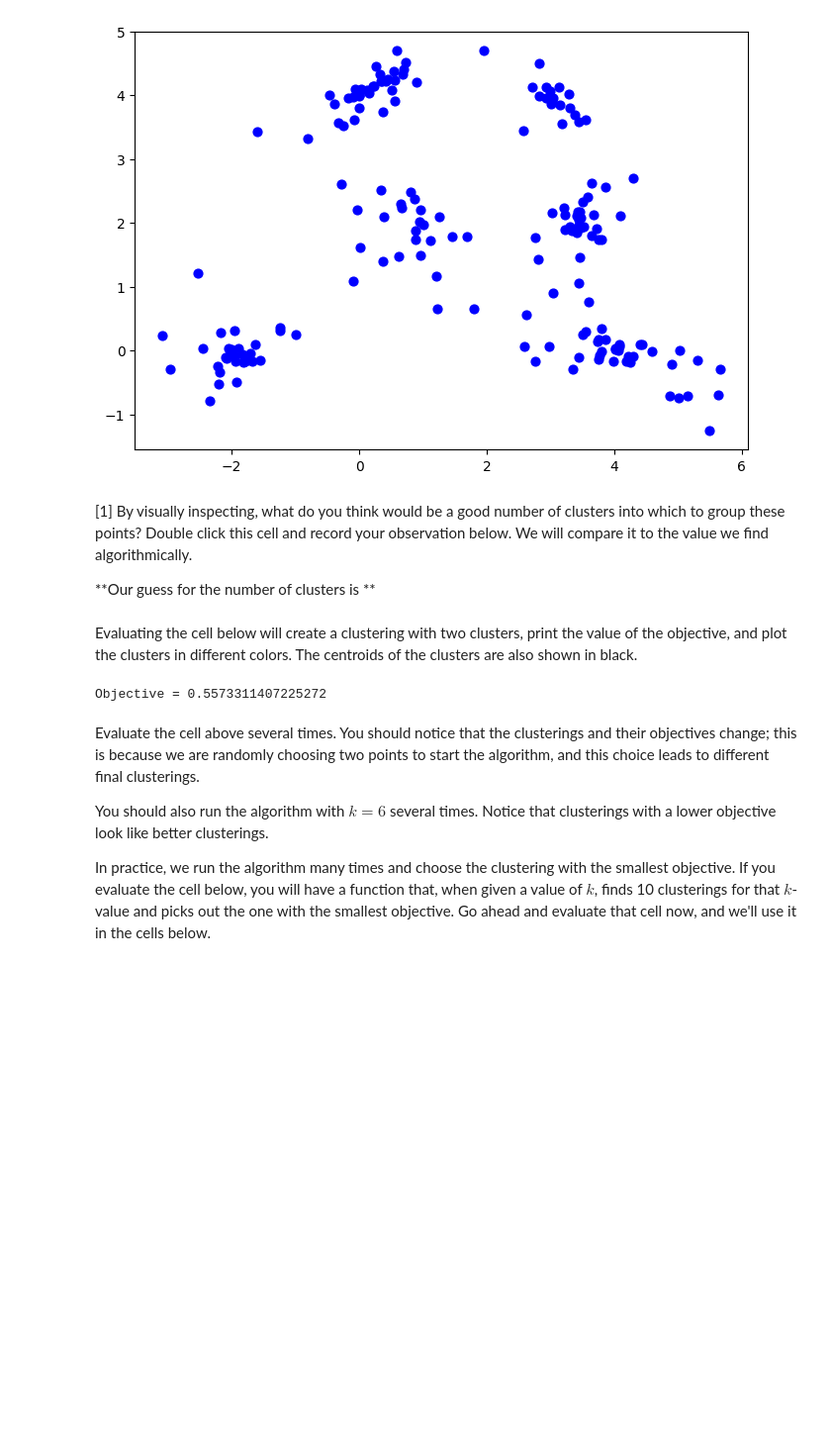
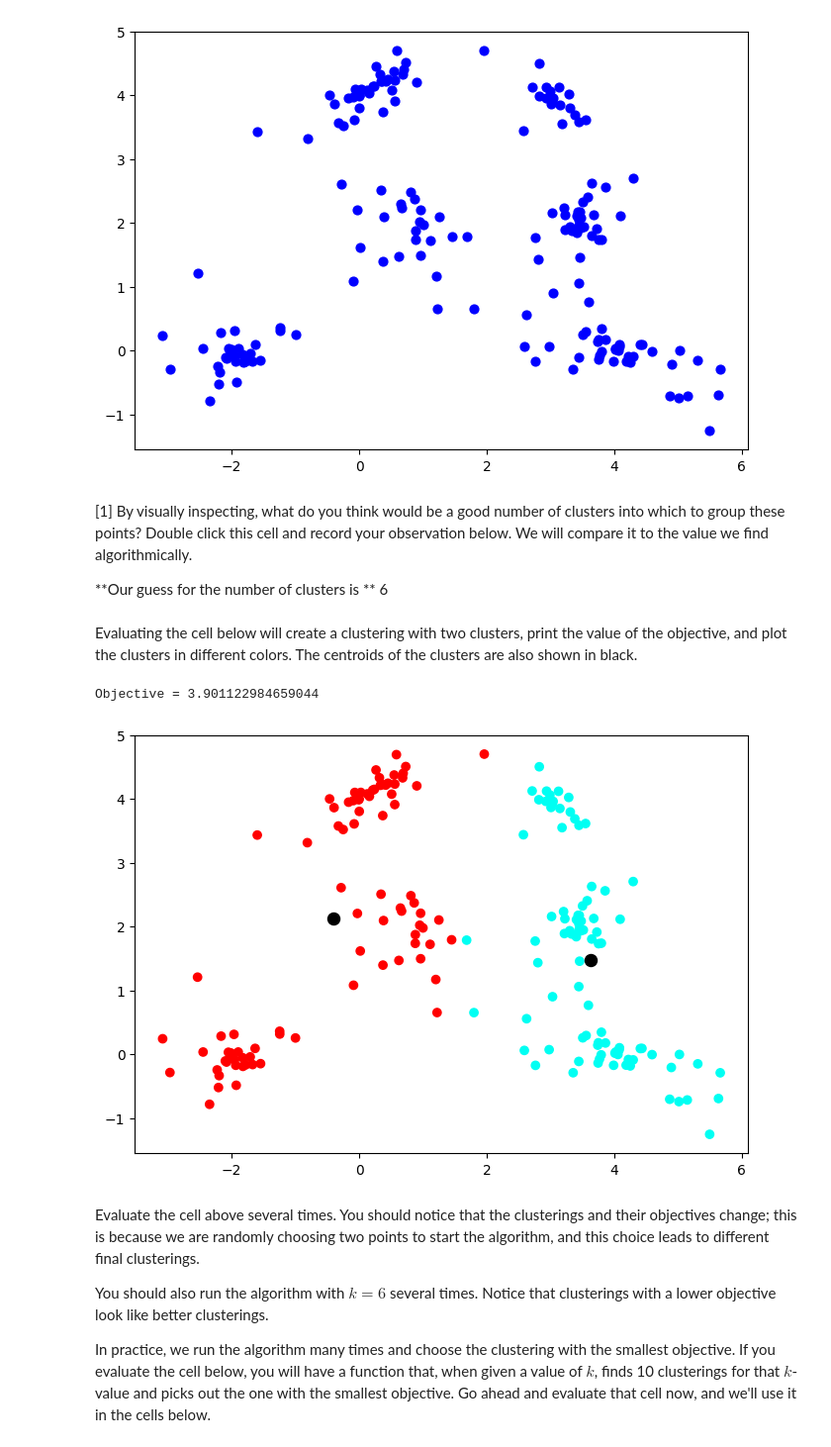
Before and after one commit to justinb4003/4003colab, a Jupyter notebook: Copy_of_205_Lab_1_k_means_(Cameron,_Justin_b,_ben_h).ipynb, the cells around one changed output. Shown at 99% size. Drawn from its saved outputs; the diff is of its cells as text; code cells hidden in the pictures; blank space fills up the shorter version.

```diff
--- a/Copy_of_205_Lab_1_k_means_(Cameron,_Justin_b,_ben_h).ipynb
+++ b/Copy_of_205_Lab_1_k_means_(Cameron,_Justin_b,_ben_h).ipynb
@@ -233,16 +248,17 @@ list_plot(data, size=40, aspect_ratio=1, dims=(8, 8))
 # %% [markdown]
 [1] By visually inspecting, what do you think would be a good number of clusters into which to group these points?  Double click this cell and record your observation below.  We will compare it to the value we find algorithmically.
 
-**Our guess for the number of clusters is **
+**Our guess for the number of clusters is ** 6
 # %% [markdown]
 Evaluating the cell below will create a clustering with two clusters, print the value of the objective, and plot the clusters in different colors.  The centroids of the clusters are also shown in black.
 # %%
-k = 6
+k = 2
 clusters, centroids, objective = kmeans(data, k)
 print ("Objective =", objective)
 plotclusters(clusters, centroids)
 # %% [output]
-Objective = 0.5573311407225272
+Objective = 3.901122984659044
+[figure, added]
 # %% [markdown]
 Evaluate the cell above several times.  You should notice that the clusterings and their objectives change;  this is because we are randomly choosing two points to start the algorithm, and this choice leads to different final clusterings.
 
```
Also changed, not shown: parts of 8 cells of this notebook.
